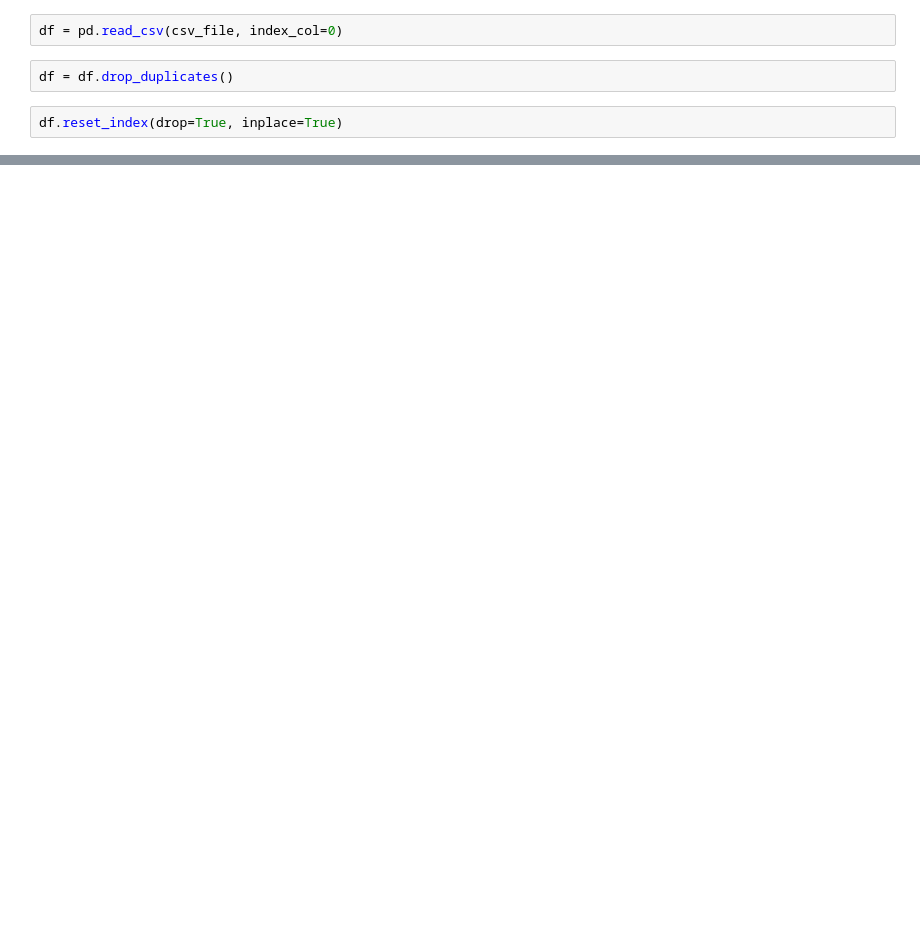
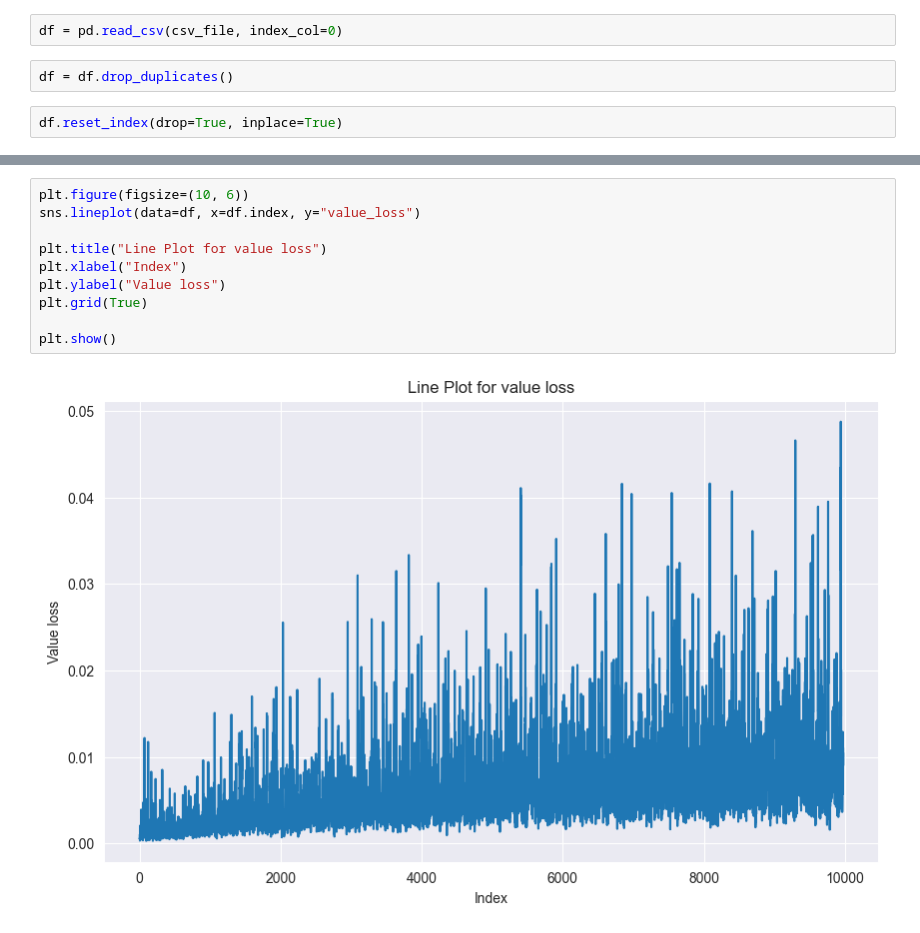
Before and after one commit to d-sbrgr/jassager, a Jupyter notebook: rl_performance_viz.ipynb, the cells around one changed output, grey strips where cells are left out. Cells and saved outputs as stored; diff of their text form; blank space fills up the shorter version.

```diff
--- a/rl_performance_viz.ipynb
+++ b/rl_performance_viz.ipynb
@@ -51,0 +104,12 @@ plt.show()
+# %%
+plt.figure(figsize=(10, 6))
+sns.lineplot(data=df, x=df.index, y="value_loss")
+
+plt.title("Line Plot for value loss")
+plt.xlabel("Index")
+plt.ylabel("Value loss")
+plt.grid(True)
+
+plt.show()
+# %% [output]
+[figure, added]
```
Also changed, not shown: parts of 9 cells of this notebook, 16 other files.
